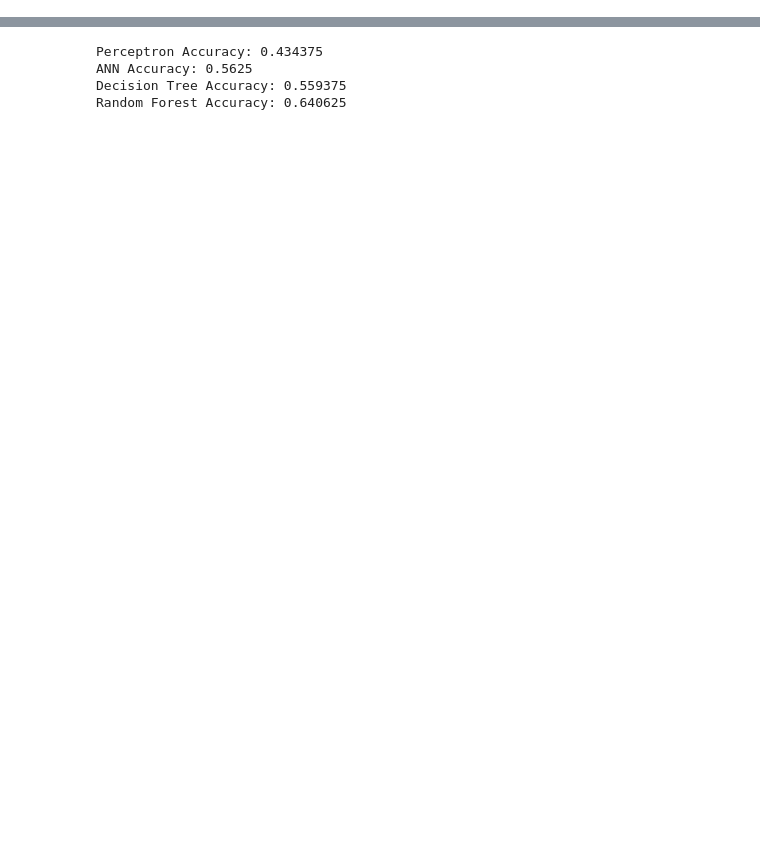
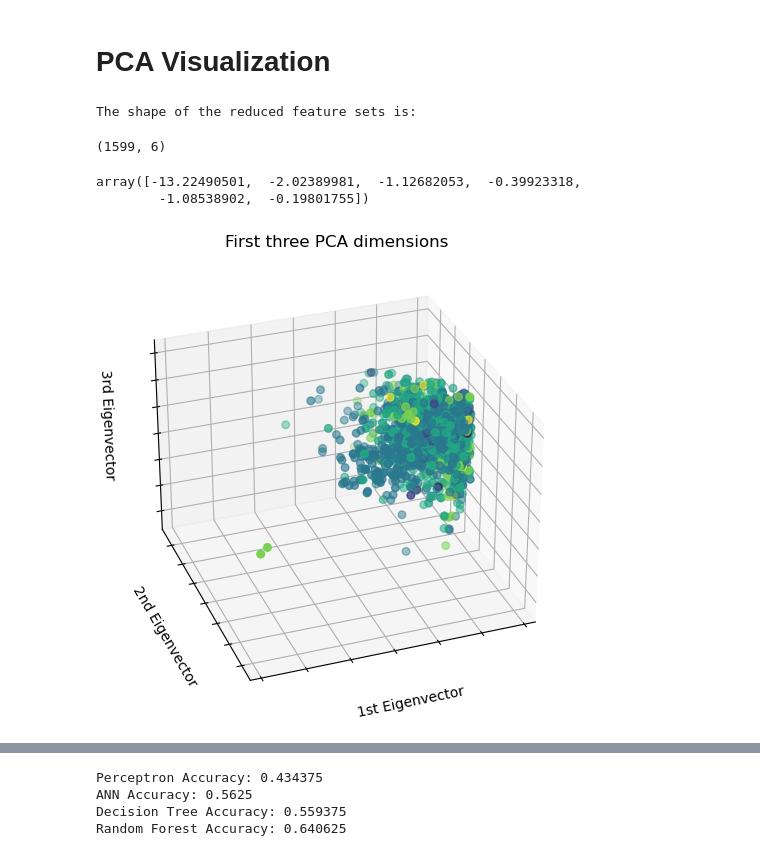
Before and after one commit to boyuyang329/Machine-Learning-Final-project, a Jupyter notebook: Machine Learning Final project .ipynb, the cells around one changed output, grey strips where cells are left out. Cells and saved outputs as stored; diff of their text form; code cells hidden in the pictures; blank space fills up the shorter version.

```diff
--- a/Machine Learning Final project .ipynb
+++ b/Machine Learning Final project .ipynb
@@ -20,9 +28,6 @@ from sklearn.neural_network import MLPClassifier
 # %%
 # Read the CSV file
-df = pd.read_csv('/Users/yangboyu/Downloads/wine+quality/winequality-red.csv', sep=';')
-
-df
-
+df = pd.read_csv('winequality-red.csv', sep=';', encoding='utf-8')
 # Check the DataFrame
 
 # # Select all columns except the last one as features (X)
@@ -33,3 +38,4 @@ y = df.iloc[:, -1]
 
 # print(X)
 # print(y)
+X.shape
@@ -35,0 +60,42 @@ y = df.iloc[:, -1]
+# %% [markdown]
+# PCA Visualization
+# %%
+# Perform the decomposiion
+pca = decomposition.PCA(n_components=6)# rank = 6
+pca.fit(X)
+X_reduced = pca.transform(X)
+print("The shape of the reduced feature sets is: ")
+X_reduced.shape
+# %% [output]
+The shape of the reduced feature sets is:
+(1599, 6)
+# %%
+X_reduced[0]
+# %% [output]
+array([-13.22490501,  -2.02389981,  -1.12682053,  -0.39923318,
+        -1.08538902,  -0.19801755])
+# %%
+# Plot
+
+fig = plt.figure(1, figsize=(8, 6))
+ax = fig.add_subplot(111, projection="3d", elev=-150, azim=110)
+
+ax.scatter(
+    X_reduced[:, 0],
+    X_reduced[:, 1],
+    X_reduced[:, 2],
+    c=y, #color based on y
+    s=30,
+)
+
+ax.set_title("First three PCA dimensions")
+ax.set_xlabel("1st Eigenvector")
+ax.xaxis.set_ticklabels([])
+ax.set_ylabel("2nd Eigenvector")
+ax.yaxis.set_ticklabels([])
+ax.set_zlabel("3rd Eigenvector")
+ax.zaxis.set_ticklabels([])
+
+plt.show()
+# %% [output]
+[figure, added]
```
Also changed, not shown: parts of 27 cells of this notebook.
